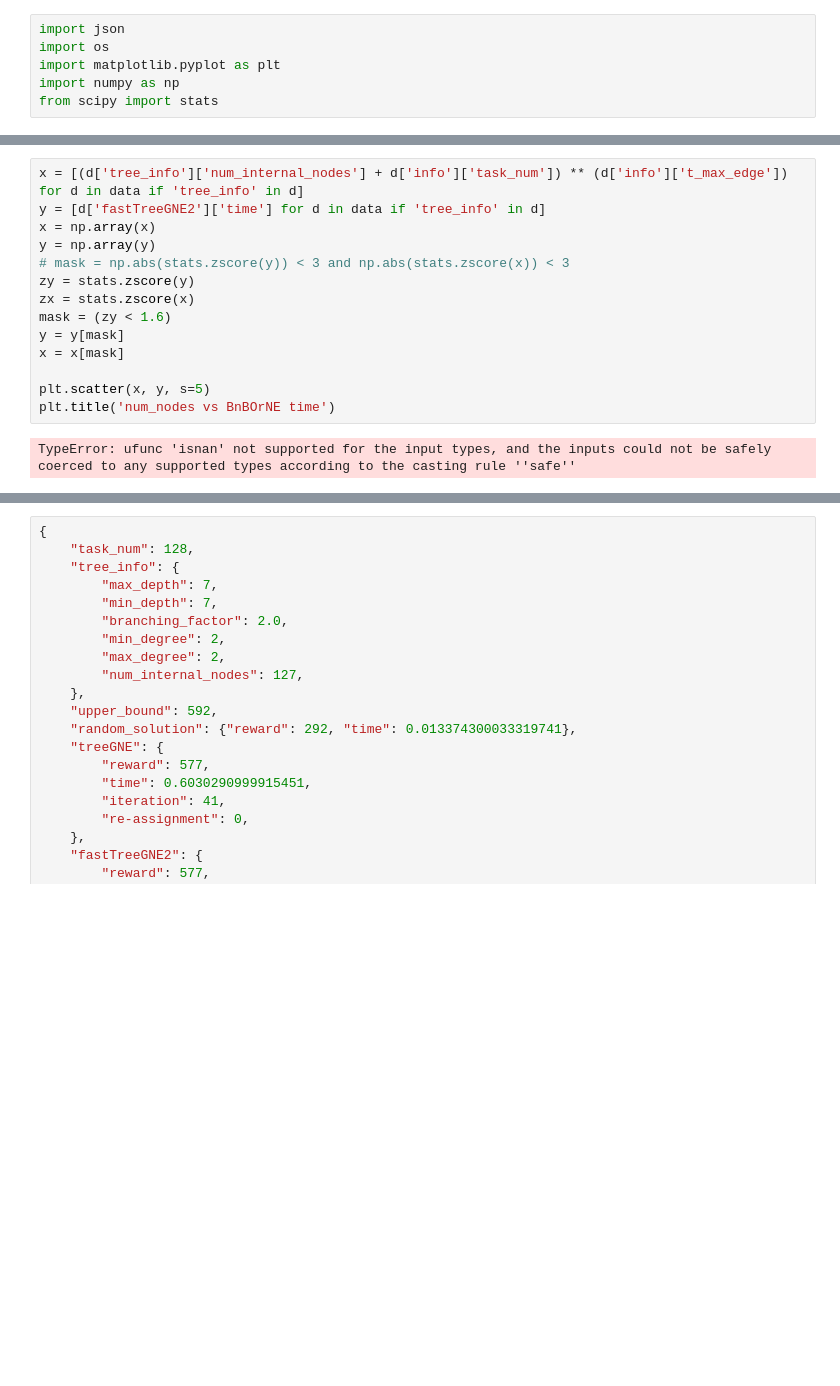
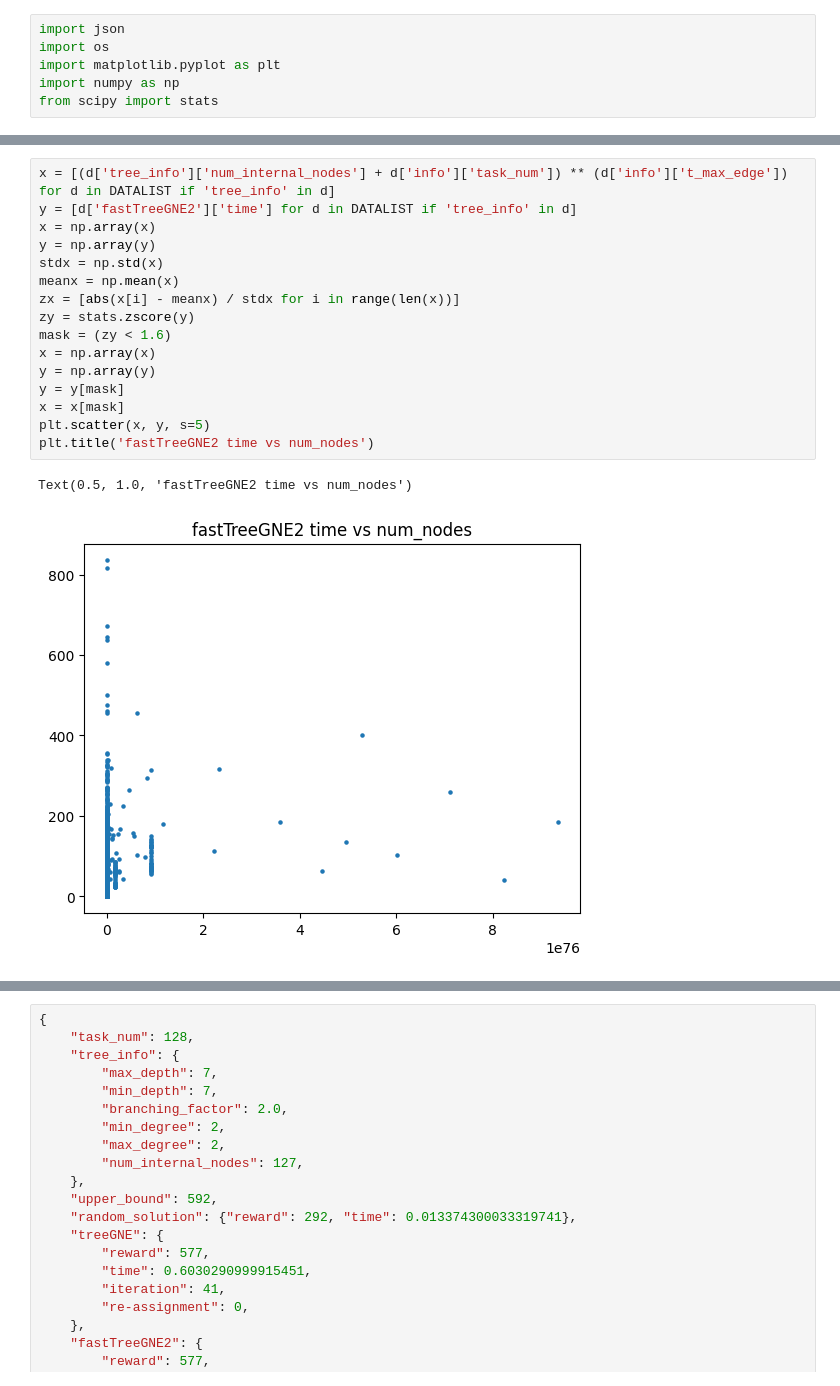
Before and after one commit to thanhan910/MATA-AND-OR, a Jupyter notebook: vis.ipynb, the cells around one changed output, grey strips where cells are left out. Saved outputs shown, nothing was run; the diff lists cells and outputs as text; blank space fills up the shorter version.

```diff
--- a/vis.ipynb
+++ b/vis.ipynb
@@ -133,16 +215,19 @@ Text(0.5, 1.0, 'num_nodes vs BnBOrNE time')
 # %%
-x = [(d['tree_info']['num_internal_nodes'] + d['info']['task_num']) ** (d['info']['t_max_edge']) for d in data if 'tree_info' in d]
-y = [d['fastTreeGNE2']['time'] for d in data if 'tree_info' in d]
+x = [(d['tree_info']['num_internal_nodes'] + d['info']['task_num']) ** (d['info']['t_max_edge']) for d in DATALIST if 'tree_info' in d]
+y = [d['fastTreeGNE2']['time'] for d in DATALIST if 'tree_info' in d]
 x = np.array(x)
 y = np.array(y)
-# mask = np.abs(stats.zscore(y)) < 3 and np.abs(stats.zscore(x)) < 3
+stdx = np.std(x)
+meanx = np.mean(x)
+zx = [abs(x[i] - meanx) / stdx for i in range(len(x))]
 zy = stats.zscore(y)
-zx = stats.zscore(x)
 mask = (zy < 1.6)
+x = np.array(x)
+y = np.array(y)
 y = y[mask]
 x = x[mask]
-
 plt.scatter(x, y, s=5)
-plt.title('num_nodes vs BnBOrNE time')
+plt.title('fastTreeGNE2 time vs num_nodes')
 # %% [output]
-TypeError: ufunc 'isnan' not supported for the input types, and the inputs could not be safely coerced to any supported types according to the casting rule ''safe''
+Text(0.5, 1.0, 'fastTreeGNE2 time vs num_nodes')
+[figure, added]
```
Also changed, not shown: parts of 11 cells of this notebook.
